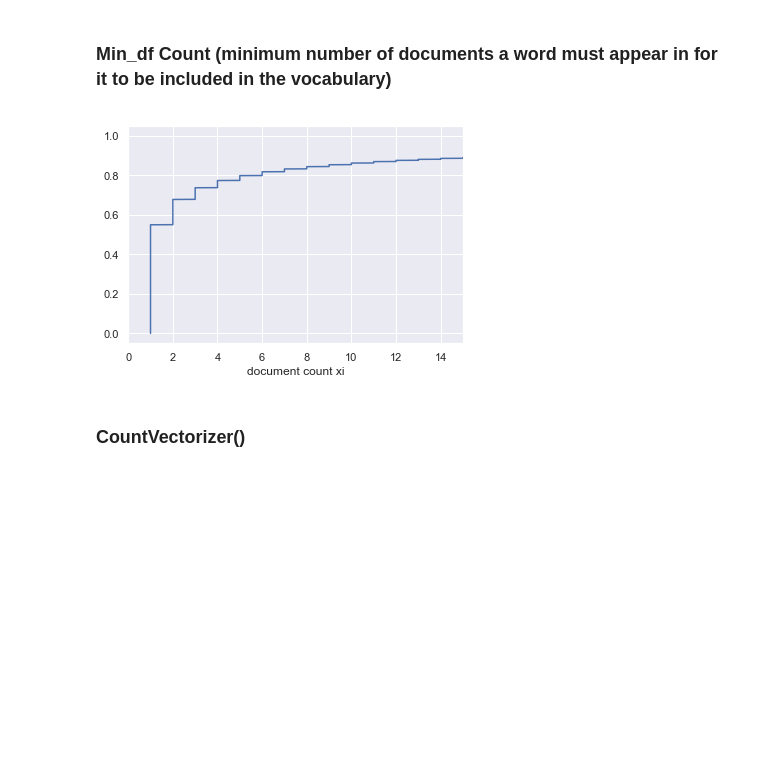
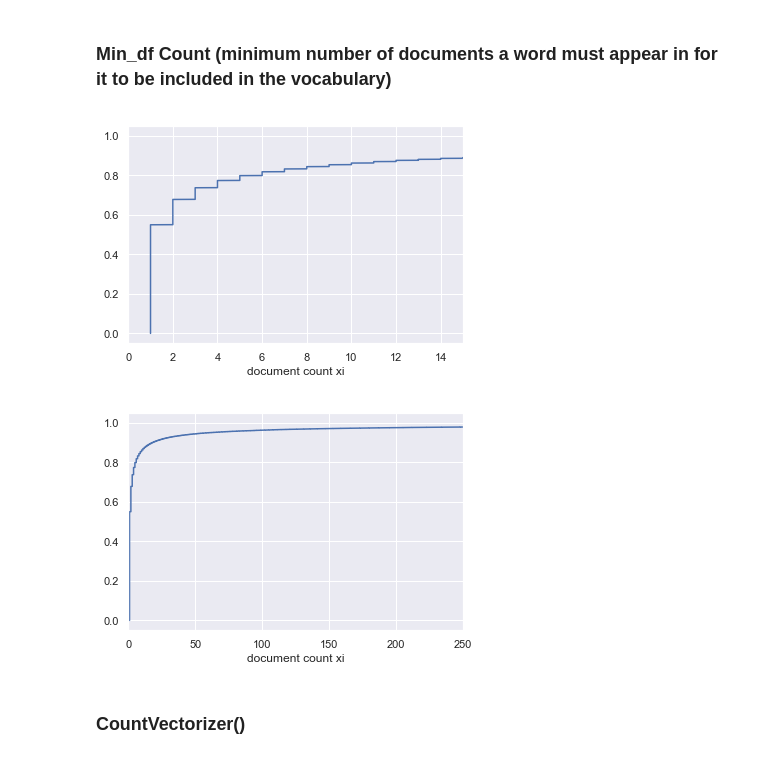
Before and after one commit to DianeDrl/Capstone-Project-2, a Jupyter notebook: Capstone Project 2.ipynb, the cells around one changed output. Cells and saved outputs as stored; diff of their text form; code cells hidden in the pictures; blank space fills up the shorter version.

```diff
--- a/Capstone Project 2.ipynb
+++ b/Capstone Project 2.ipynb
@@ -79,6 +92,7 @@ Number of boardgames:  50
 # %% [markdown]
 ### Rate Histogram
 # %%
+sns.set()
 bgg_review.plot(y='rate',kind='hist')
 plt.xlabel('rate')
 plt.show()
@@ -112,7 +128,7 @@ bgg_game
 # %% [markdown]
 ### Histogram Games Dataset
 # %%
-sns.set
+sns.set()
 bgg_game.plot(y='year',kind='hist')
 plt.xlabel('year')
 plt.show()
@@ -160,6 +176,7 @@ plt.show()
 # %% [markdown]
 ### Scatter plot Games Dataset
 # %%
+sns.set()
 X=bgg_game.rate
 Y=bgg_game.year
 # Linear Regression Line
@@ -230,15 +238,26 @@ X, y = make_xy(bgg_review, Min_df=1)
+# %%
+vectorizer = CountVectorizer(min_df=1)
+review_vec = vectorizer.fit_transform(bgg_review.review)
+review_vec = review_vec.tocsc()
 # %%
-Sum=np.sum(X,axis=0)
+Sum=np.sum(review_vec,axis=0)
 Sum=np.array(Sum).flatten()
 
 n_plot=len(Sum)
 x_plot=np.sort(Sum)
 y_plot=np.arange(1,n_plot+1)/n_plot
 
 sns.set()
 plt.plot(x_plot,y_plot)
 plt.xlabel('document count xi')
 plt.xlim(0,15)
 plt.show()
+
+sns.set()
+plt.plot(x_plot,y_plot)
+plt.xlabel('document count xi')
+plt.xlim(0,250)
+plt.show()
 # %% [output]
 [figure]
+[figure, added]
```
Also changed, not shown: parts of 52 cells of this notebook.
